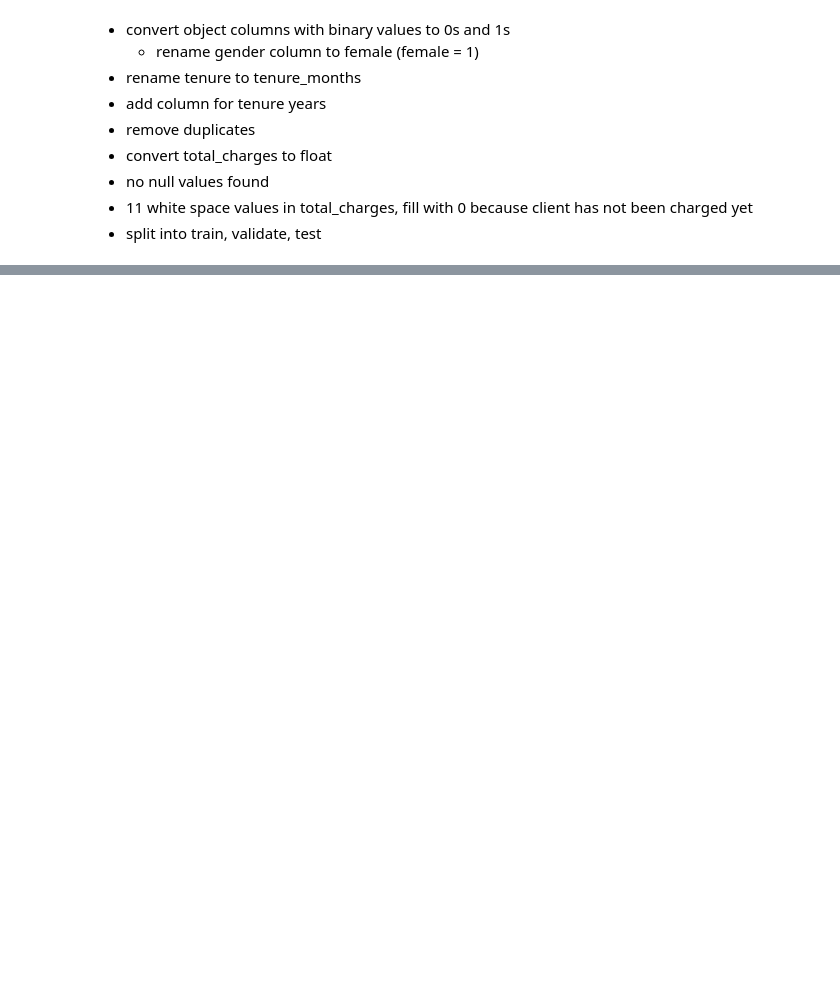
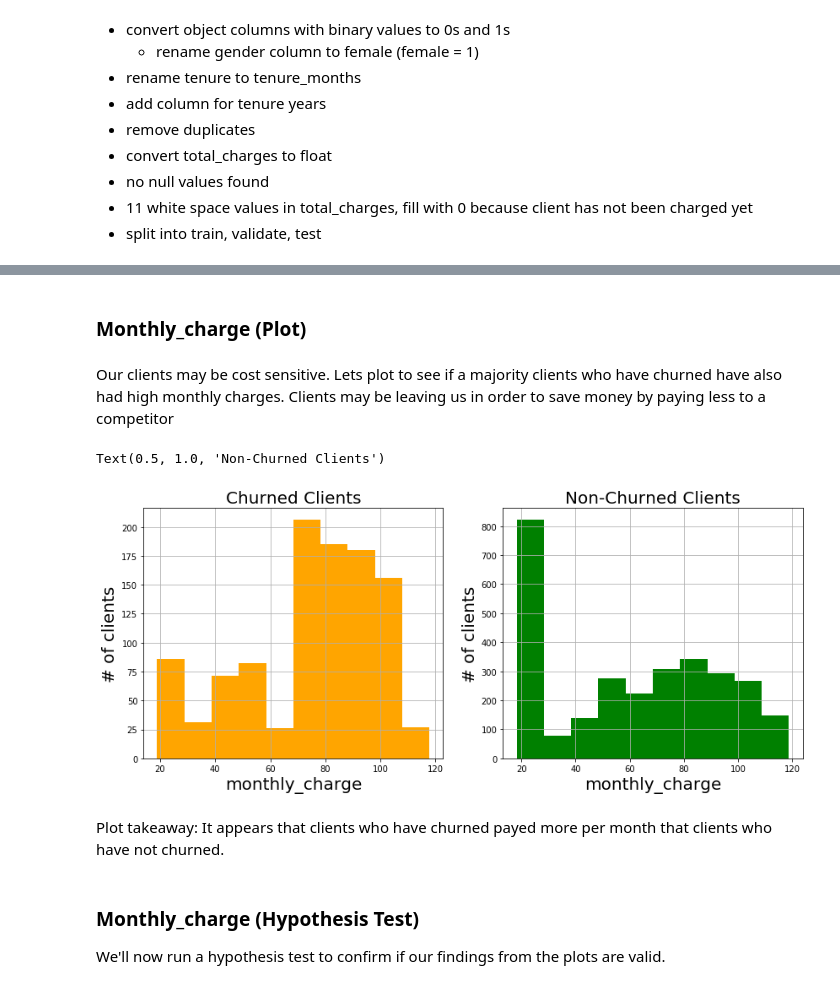
Before and after one commit to SamuelD-Data/Telco_Churn_Project, a Jupyter notebook: classification_project.ipynb, the cells around one changed output, grey strips where cells are left out. Cells and saved outputs as stored; diff of their text form; code cells hidden in the pictures; blank space fills up the shorter version.

```diff
--- a/classification_project.ipynb
+++ b/classification_project.ipynb
@@ -221,8 +163,0 @@ Index(['customer_id', 'female', 'senior_citizen', 'partner', 'dependents',
-# %%
-train = train[['customer_id', 'female', 'senior_citizen', 'partner', 'dependents',
-       'monthly_tenure', 'phone_service', 'multiple_lines',
-       'internet_service_type_id', 'online_security', 'online_backup',
-       'device_protection', 'tech_support', 'streaming_tv', 'streaming_movies',
-       'contract_type_id', 'paperless_billing', 'payment_type_id','is_automatic_payment',
-       'monthly_charges', 'total_charges',
-       'tenure_years','churn']]
@@ -228,0 +203,31 @@ train = train[['customer_id', 'female', 'senior_citizen', 'partner', 'dependents
+# %% [markdown]
+### Monthly_charge (Plot)
+# %% [markdown]
+Our clients may be cost sensitive. Lets plot to see if a majority clients who have churned have also had high monthly charges. Clients may be leaving us in order to save money by paying less to a competitor
+# %%
+# setting figure size
+plt.figure(figsize=(14,12))
+
+# plotting churned customer monthly charges data
+plt.subplot(221)
+churn_vs_monthly_charges = train[train.churn == 1].monthly_charges
+churn_vs_monthly_charges.hist(color='orange')
+plt.xlabel('monthly_charge', fontsize = 20)
+plt.ylabel('# of clients', fontsize = 20)
+plt.title('Churned Clients', fontsize = 20)
+
+# plotting non-churned customer monthly charges data
+plt.subplot(222)
+churn_vs_monthly_charges = train[train.churn == 0].monthly_charges
+churn_vs_monthly_charges.hist(color = 'green')
+plt.xlabel('monthly_charge', fontsize = 20)
+plt.ylabel('# of clients', fontsize = 20)
+plt.title('Non-Churned Clients', fontsize = 20)
+# %% [output]
+Text(0.5, 1.0, 'Non-Churned Clients')
+[figure, added]
+# %% [markdown]
+Plot takeaway: It appears that clients who have churned payed more per month that clients who have not churned.
+# %% [markdown]
+### Monthly_charge (Hypothesis Test)
+We'll now run a hypothesis test to confirm if our findings from the plots are valid.
```
Also changed, not shown: parts of 70 cells of this notebook.
